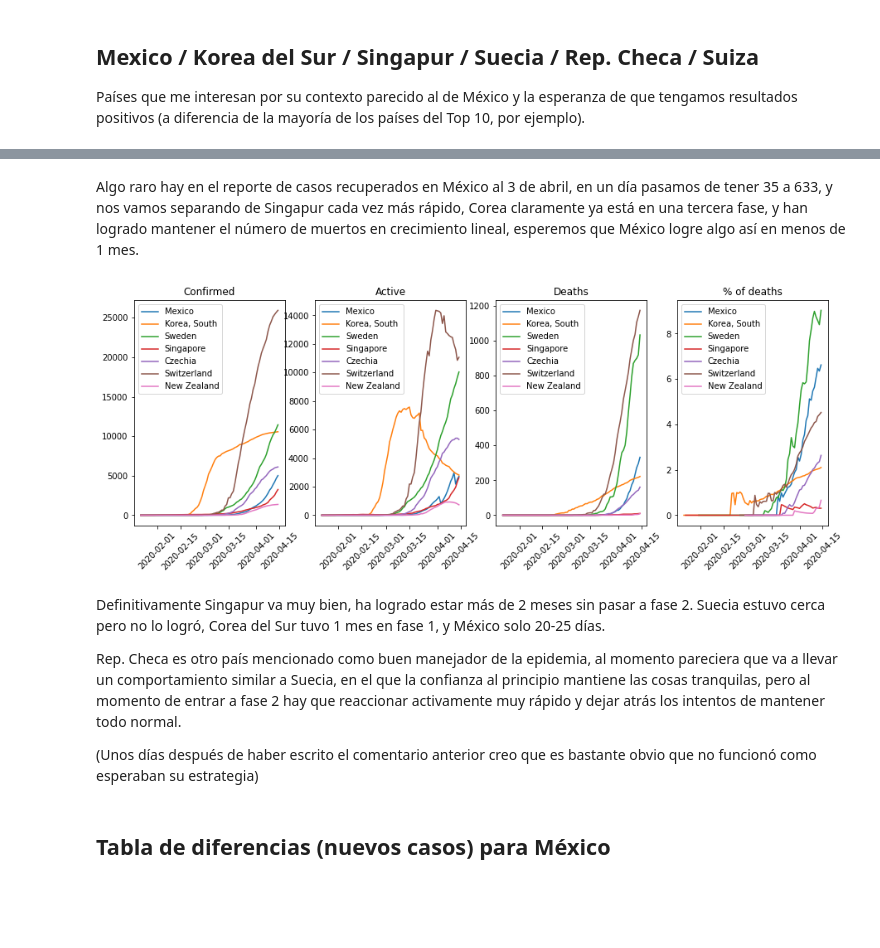
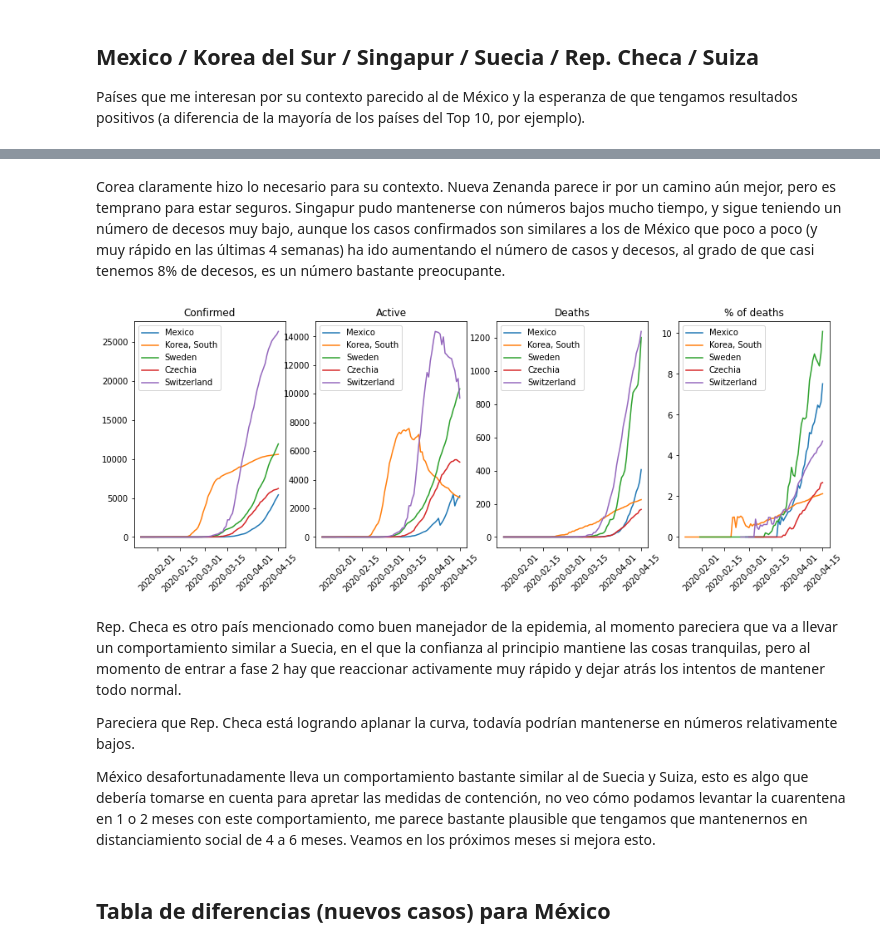
Before and after one commit to garaged/covid19-dataview, a Jupyter notebook: covid-19 pomber data set.ipynb, the cells around one changed output, grey strips where cells are left out. Drawn from its saved outputs; the diff is of its cells as text; code cells hidden in the pictures; blank space fills up the shorter version.

```diff
--- a/covid-19 pomber data set.ipynb
+++ b/covid-19 pomber data set.ipynb
@@ -446,16 +473,16 @@ plot_timeline(c_list)
-# %% [markdown]
-Algo raro hay en el reporte de casos recuperados en México al 3 de abril, en un día pasamos de tener 35 a 633, y nos vamos separando de Singapur cada vez más rápido, Corea claramente ya está en una tercera fase, y han logrado mantener el número de muertos en crecimiento lineal, esperemos que México logre algo así en menos de 1 mes.
+# %% [markdown]
+Corea claramente hizo lo necesario para su contexto. Nueva Zenanda parece ir por un camino aún mejor, pero es temprano para estar seguros. Singapur pudo mantenerse con números bajos mucho tiempo, y sigue teniendo un número de decesos muy bajo, aunque los casos confirmados son similares a los de México que poco a poco (y muy rápido en las últimas 4 semanas) ha ido aumentando el número de casos y decesos, al grado de que casi tenemos 8% de decesos, es un número bastante preocupante.
 # %%
-c_list = ["Mexico", "Korea, South", "Sweden", "Singapore", "Czechia", "Switzerland", "New Zealand"]
+c_list = ["Mexico", "Korea, South", "Sweden", "Czechia", "Switzerland",]
 plot_timeline(c_list)
 # %% [output]
-[figure, old version]
+[figure, new version]
 # %% [markdown]
-Definitivamente Singapur va muy bien, ha logrado estar más de 2 meses sin pasar a fase 2. Suecia estuvo cerca pero no lo logró, Corea del Sur tuvo 1 mes en fase 1, y México solo 20-25 días.
-
 Rep. Checa es otro país mencionado como buen manejador de la epidemia, al momento pareciera que va a llevar un comportamiento similar a Suecia, en el que la confianza al principio mantiene las cosas tranquilas, pero al momento de entrar a fase 2 hay que reaccionar activamente muy rápido y dejar atrás los intentos de mantener todo normal.
 
-(Unos días después de haber escrito el comentario anterior creo que es bastante obvio que no funcionó como esperaban su estrategia)
+Pareciera que Rep. Checa está logrando aplanar la curva, todavía podrían mantenerse en números relativamente bajos.
+
+México desafortunadamente lleva un comportamiento bastante similar al de Suecia y Suiza, esto es algo que debería tomarse en cuenta para apretar las medidas de contención, no veo cómo podamos levantar la cuarentena en 1 o 2 meses con este comportamiento, me parece bastante plausible que tengamos que mantenernos en distanciamiento social de 4 a 6 meses. Veamos en los próximos meses si mejora esto.
 # %% [markdown]
 ## Tabla de diferencias (nuevos casos) para México
 # %%
```
Also changed, not shown: parts of 64 cells of this notebook, 2 other files.
